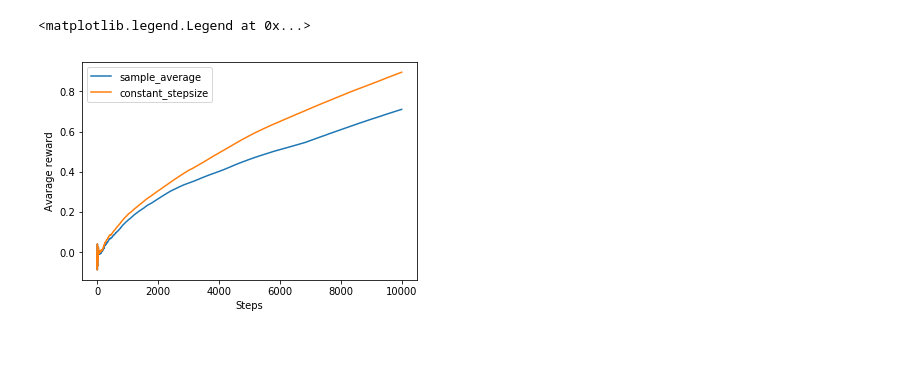
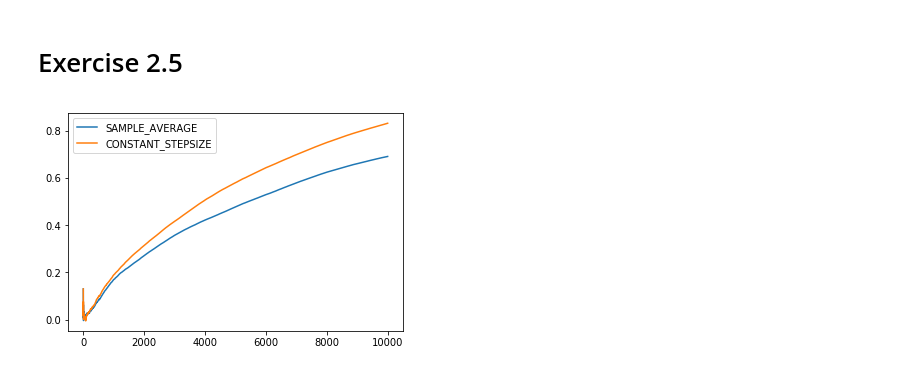
Before and after one commit to kevin1kevin1k/RL-playground, a Jupyter notebook: bandit.ipynb, the cells around one changed output. Drawn from its saved outputs; the diff is of its cells as text; code cells hidden in the pictures; blank space fills up the shorter version.

```diff
--- a/bandit.ipynb
+++ b/bandit.ipynb
@@ -5,16 +3,16 @@ import numpy as np
 import matplotlib.pyplot as plt
 from enum import Enum
 # %%
-k = 10
-stddev = 1.0
-mean_inc = 0.0
-stddev_inc = 0.01
-alpha = 0.1
-epsilon = 0.1
-n_steps = 10000
-max_int = 2**32 - 1
+k = 10 # number of arms
+mean, stddev = 0.0, 1.0
+mean_inc, stddev_inc = 0.0, 0.01
+max_int = 2**32 - 1 # for random seed
+alpha = 0.1 # constant stepsize
+optimistic_initial_value = 5
+np.random.seed(2019)
 # %%
 class Method(Enum):
-    sample_average = 0
-    constant_stepsize = 1
+    SAMPLE_AVERAGE = 0
+    CONSTANT_STEPSIZE = 1
+    UNBIASED_CONSTANT_STEPSIZE = 2
 # %%
@@ -48,18 +109,21 @@ def algorithm(method):
+# %% [markdown]
+# Exercise 2.5
 # %%
-Rs = [[], []]
+methods = [Method.SAMPLE_AVERAGE, Method.CONSTANT_STEPSIZE]
+Rs = [[] for _ in range(len(methods))]
+
 for i in range(100):
     seed = np.random.randint(max_int)
 
-    for m in range(len(Method)):
+    for j in range(len(methods)):
         np.random.seed(seed)
-        R = algorithm(Method(m))
-        Rs[m].append(R)
+        R = algorithm(methods[j], epsilon=0.1, n_steps=10000, stationary=False)
+        Rs[j].append(R)
 
-for m in range(len(Method)):
-    plt.plot(np.average(Rs[m], axis=0))
-plt.xlabel('Steps')
-plt.ylabel('Avarage reward')
-plt.legend([m.name for m in Method])
+for i in range(len(methods)):
+    plt.plot(np.mean(Rs[i], axis=0))
+plt.legend([method.name for method in methods])
+
+plt.show()
 # %% [output]
-<matplotlib.legend.Legend at 0x...>
-[figure, old version]
+[figure, new version]
```
Also changed, not shown: parts of 7 cells of this notebook.
